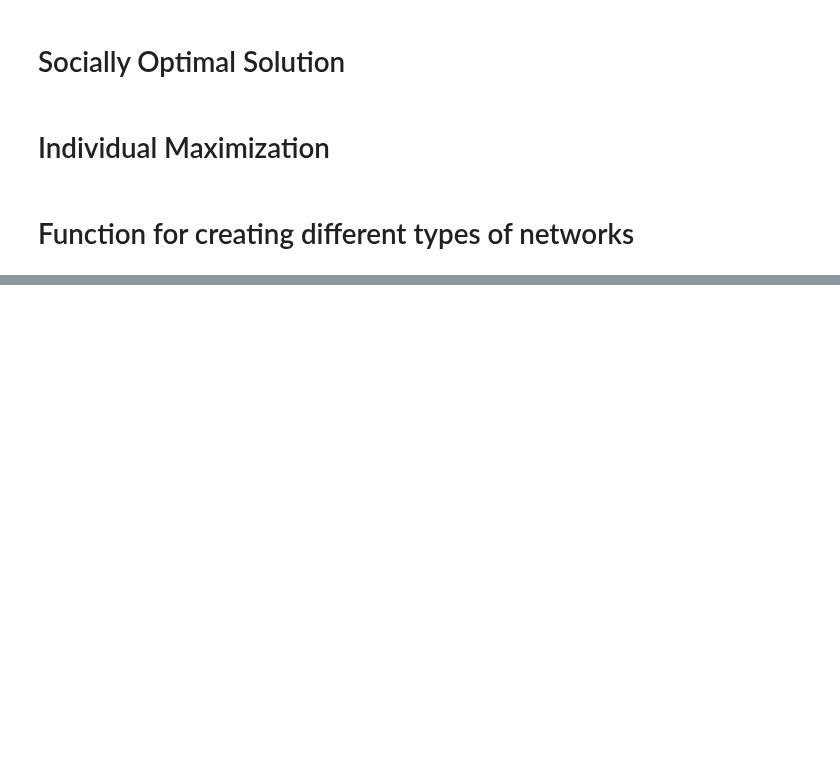
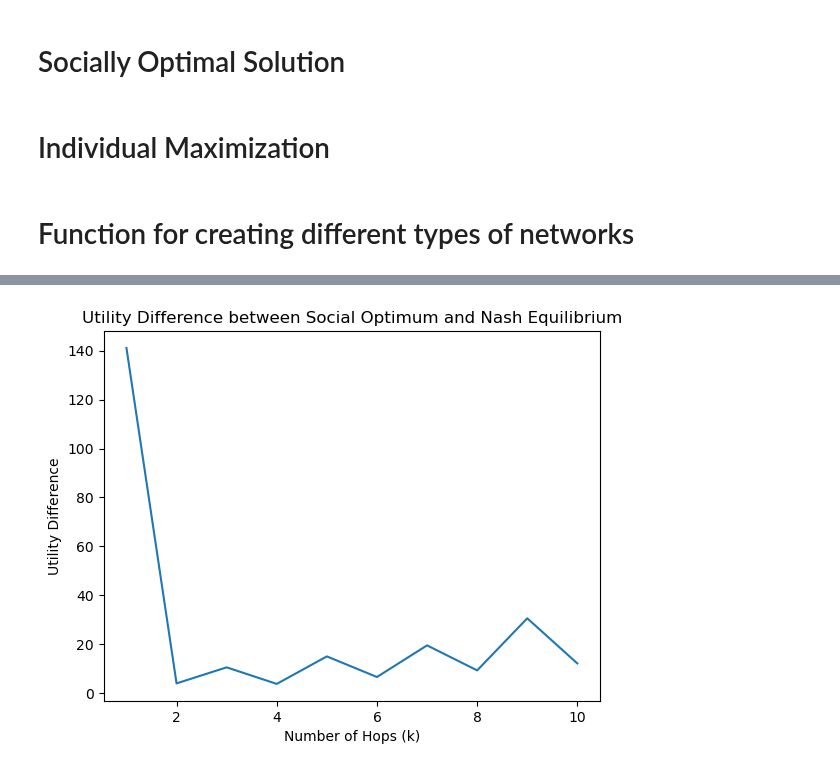
Before and after one commit to RamanEbrahimi/Research, a Jupyter notebook: K-level Network/k-hop-example.ipynb, the cells around one changed output, grey strips where cells are left out. Saved outputs shown, nothing was run; the diff lists cells and outputs as text; code cells hidden in the pictures; blank space fills up the shorter version.

```diff
--- a/K-level Network/k-hop-example.ipynb
+++ b/K-level Network/k-hop-example.ipynb
@@ -381,19 +355,0 @@ G = g
-# %%
-soc_opt_result = find_social_optimum(q, G, bounds)
-
-x_nash_list1 = []
-for hops in range(1, max_hops + 1):
-    x_nash = maximize_individual_utilities_iteratively(q, sum_of_powers(G, hops), x_init, bounds)
-    x_nash_list1.append(x_nash)
-
-# plot the total utility as a function of the number of hops
-plt.figure()
-plt.plot(range(1, max_hops + 1), [total_utility(x_nash, q, sum_of_powers(G, i)) for i, x_nash in enumerate(x_nash_list1, 1)])
-# plot socially optimal utility
-plt.axhline(-soc_opt_result.fun, color='r', linestyle='--', label='Socially Optimal')
-plt.xlim(1, max_hops)
-plt.ylim(-soc_opt_result.fun/2, 0.5-soc_opt_result.fun)
-plt.xlabel("Number of Hops")
-plt.ylabel("Total Utility")
-plt.title(f"Total Utility - Cycle Graph with {n} nodes")
-plt.show()
@@ -402,0 +356,77 @@ KeyboardInterrupt:
+# %%
+max_iter = 100
+n = 10
+q = np.ones(n)
+max_hops = 10
+x_init = np.ones(n)
+bounds = [(0, None)] * n
+
+def find_matrix():
+    flag = True
+    while flag:
+        # g = generate_matrix_with_infinity_norm_less_than_one(n)  # Random interaction coefficients between agents
+        # g = generate_matrix_with_2_norm_less_than_one(n)  # Random interaction coefficients between agents
+        g = generate_weighted_cycle(n)
+        norm_inf_g = np.linalg.norm(g, ord=np.inf)
+        norm_2_g = np.linalg.norm(g, ord=2)
+        if (norm_2_g < 1 or norm_inf_g < 1):
+            flag = False
+    return g
+
+
+# Define the function to compute the difference in utility
+def compute_utility_difference(k, max_hops, x_nash_list, util_soc_op_list):
+    # Compute the difference in utility
+    utility_social_optimum = util_soc_op_list[-1]
+    x_nash = x_nash_list[k]
+    utility_nash = total_utility(x_nash, q, sum_of_powers(g, max_hops))
+
+    utility_difference = utility_social_optimum - utility_nash
+
+    return utility_difference
+
+# Initialize the list to store the utility differences
+utility_differences_list = []
+for iter in range(max_iter):
+
+    g = find_matrix()
+    opt_result = find_social_optimum(q, g, bounds)
+    if opt_result.fun > 1000:
+        continue
+
+    utility_list = []
+    x_nash_list = []
+    util_soc_op_list = []
+
+    for hops in range(1, max_hops + 1):
+        x_nash = 0
+        utility = 0
+        soc_opt_result = 0
+
+        # compute nash equilibrium
+        x_nash = maximize_individual_utilities_iteratively(q, sum_of_powers(g, hops), x_init, bounds)
+        x_nash_list.append(x_nash)
+
+        # compute total utility
+        utility = total_utility(x_nash, q, sum_of_powers(g, hops))
+        utility_list.append(utility)
+
+        # compute social optimum
+        soc_opt_result = find_social_optimum(q, sum_of_powers(g, hops), bounds)
+        util_soc_op_list.append(-soc_opt_result.fun)
+
+    # Compute the utility difference for different values of k
+    utility_differences = [compute_utility_difference(k, max_hops, x_nash_list, util_soc_op_list) for k in range(max_hops)]
+    utility_differences_list.append(utility_differences)
+
+# Compute the average utility differences
+utility_differences_mean = np.mean(utility_differences_list, axis=0)
+
+# Plot the utility difference vs k
+plt.plot(range(1, max_hops + 1), utility_differences_mean, label='Average Utility Difference')
+plt.xlabel('Number of Hops (k)')
+plt.ylabel('Utility Difference')
+plt.title('Utility Difference between Social Optimum and Nash Equilibrium')
+plt.show()
+# %% [output]
+[figure, added]
```
Also changed, not shown: parts of 11 cells of this notebook, 3 other files.
